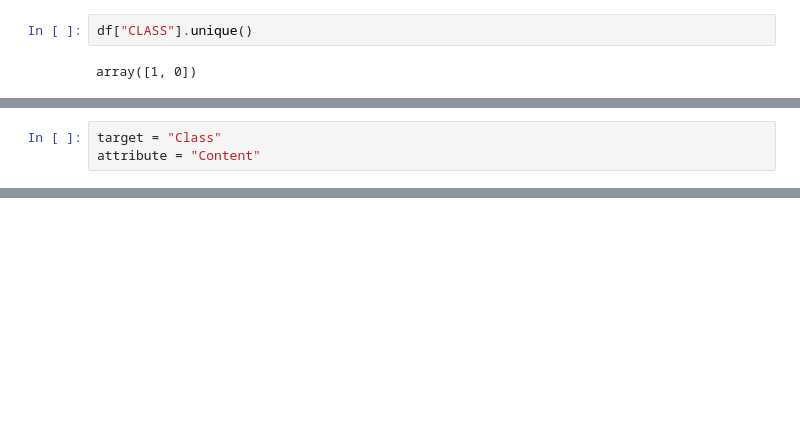
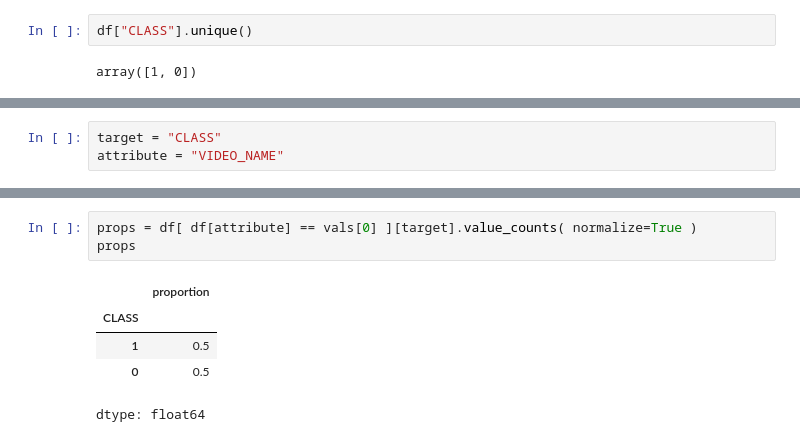
Before and after one commit to chipperbecker/CSCI290, a Jupyter notebook: HW1_Chipper.ipynb, the cells around one changed output, grey strips where cells are left out. Drawn from its saved outputs; the diff is of its cells as text; blank space fills up the shorter version.

```diff
--- a/HW1_Chipper.ipynb
+++ b/HW1_Chipper.ipynb
@@ -70,6 +70,6 @@ Index(['CONTENT'], dtype='object')
 # %%
-target = "Class"
-attribute = "Content"
+target = "CLASS"
+attribute = "VIDEO_NAME"
 # %%
 vals = df[ attribute].unique()
 vals
@@ -77,0 +81,9 @@ KeyError: 'Content'
+# %%
+props = df[ df[attribute] == vals[0] ][target].value_counts( normalize=True )
+props
+# %% [output]
+|  | proportion |
+| CLASS |  |
+| 1 | 0.5 |
+| 0 | 0.5 |
+dtype: float64
```
Also changed, not shown: parts of 9 cells of this notebook.
